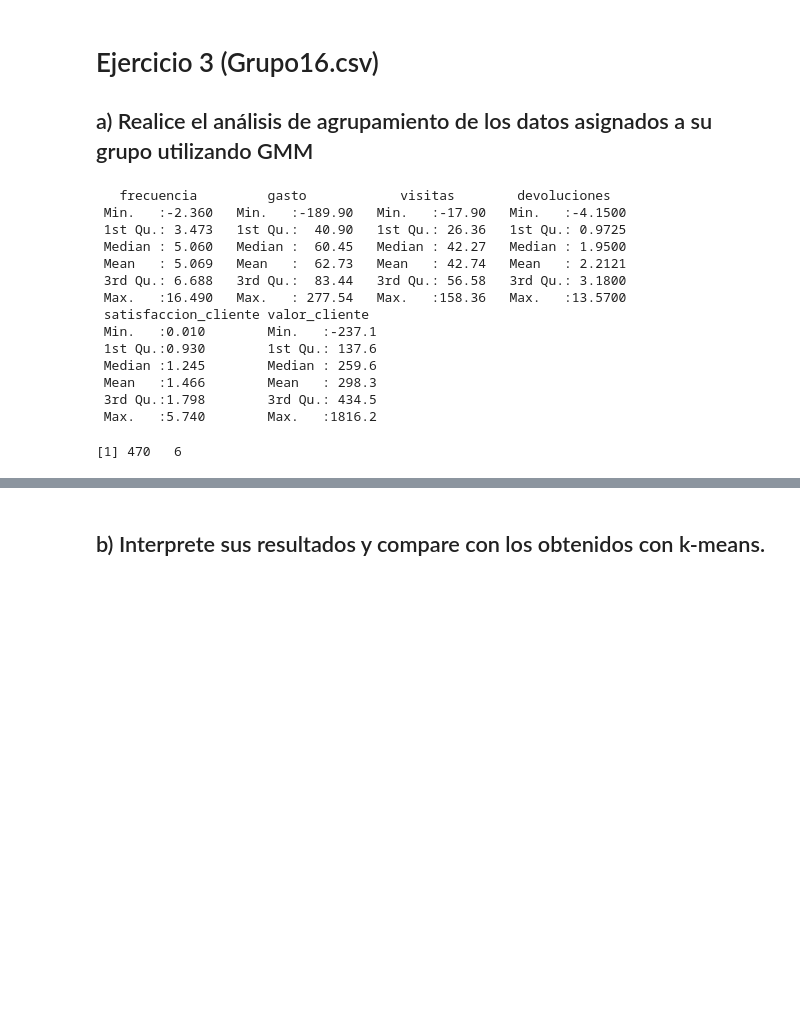
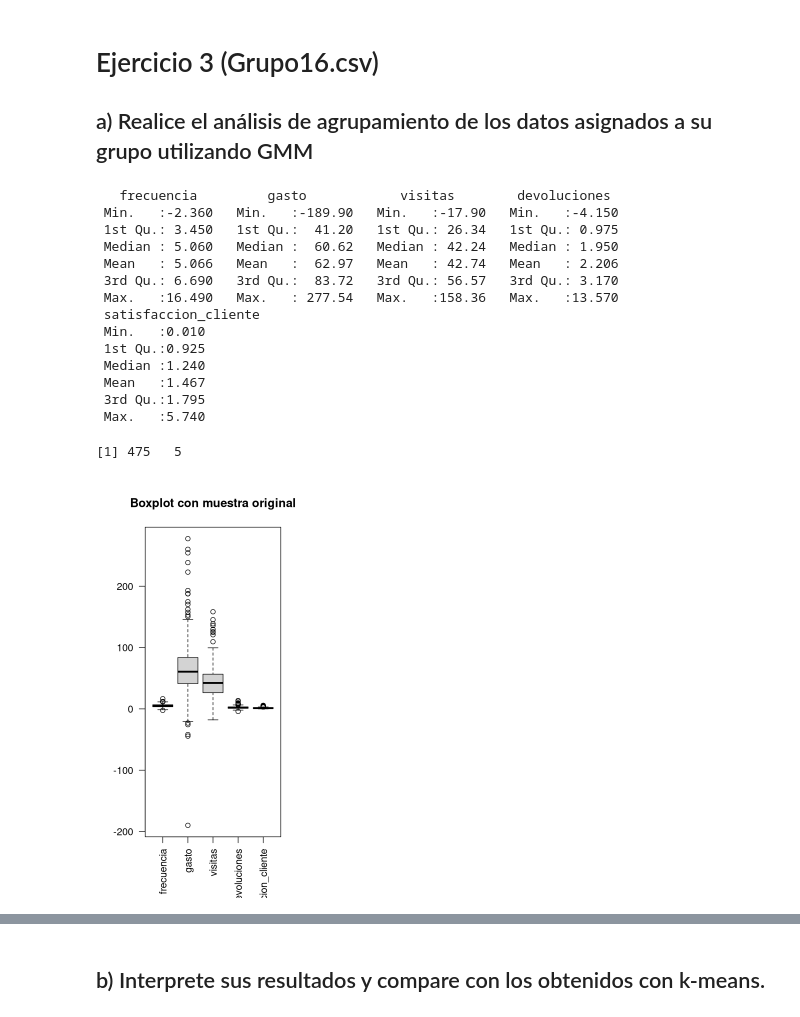
Before and after one commit to Tolally/info257-aprendizaje-de-maquinas-algoritmos-no-supervisados, a Jupyter notebook: Clustering2_Grupo16.ipynb, the cells around one changed output, grey strips where cells are left out. Drawn from its saved outputs; the diff is of its cells as text; code cells hidden in the pictures; blank space fills up the shorter version.

```diff
--- a/Clustering2_Grupo16.ipynb
+++ b/Clustering2_Grupo16.ipynb
@@ -263,25 +263,31 @@ Esto nos indica que GMM muestra una mejor capacidad de separar las tres variedad
 # %%
 library(mclust)
 library(cluster)
 
+# Datos sin normalizar
 datos_g16 <- read.csv("Grupo16.csv", header = TRUE, sep = ";")
+datos_g16 <- datos_g16[, 1:(ncol(datos_g16) - 2)] # excluir últimas dos columnas como antes
 datos_g16 <- datos_g16[, sapply(datos_g16, is.numeric), drop = FALSE]
 datos_g16 <- datos_g16[complete.cases(datos_g16), , drop = FALSE]
 summary(datos_g16)
 dim(datos_g16)
+
+par(mfrow = c(1, 2))
+boxplot(datos_g16, main = "Boxplot con muestra original", las = 2)
 # %% [output]
    frecuencia         gasto            visitas        devoluciones
- Min.   :-2.360   Min.   :-189.90   Min.   :-17.90   Min.   :-4.1500
- 1st Qu.: 3.473   1st Qu.:  40.90   1st Qu.: 26.36   1st Qu.: 0.9725
- Median : 5.060   Median :  60.45   Median : 42.27   Median : 1.9500
- Mean   : 5.069   Mean   :  62.73   Mean   : 42.74   Mean   : 2.2121
- 3rd Qu.: 6.688   3rd Qu.:  83.44   3rd Qu.: 56.58   3rd Qu.: 3.1800
- Max.   :16.490   Max.   : 277.54   Max.   :158.36   Max.   :13.5700
- satisfaccion_cliente valor_cliente
- Min.   :0.010        Min.   :-237.1
- 1st Qu.:0.930        1st Qu.: 137.6
- Median :1.245        Median : 259.6
- Mean   :1.466        Mean   : 298.3
- 3rd Qu.:1.798        3rd Qu.: 434.5
- Max.   :5.740        Max.   :1816.2
+ Min.   :-2.360   Min.   :-189.90   Min.   :-17.90   Min.   :-4.150
+ 1st Qu.: 3.450   1st Qu.:  41.20   1st Qu.: 26.34   1st Qu.: 0.975
+ Median : 5.060   Median :  60.62   Median : 42.24   Median : 1.950
+ Mean   : 5.066   Mean   :  62.97   Mean   : 42.74   Mean   : 2.206
+ 3rd Qu.: 6.690   3rd Qu.:  83.72   3rd Qu.: 56.57   3rd Qu.: 3.170
+ Max.   :16.490   Max.   : 277.54   Max.   :158.36   Max.   :13.570
+ satisfaccion_cliente
+ Min.   :0.010
+ 1st Qu.:0.925
+ Median :1.240
+ Mean   :1.467
+ 3rd Qu.:1.795
+ Max.   :5.740
-[1] 470   6
+[1] 475   5
+[figure, added]
```
Also changed, not shown: parts of 5 cells of this notebook.
